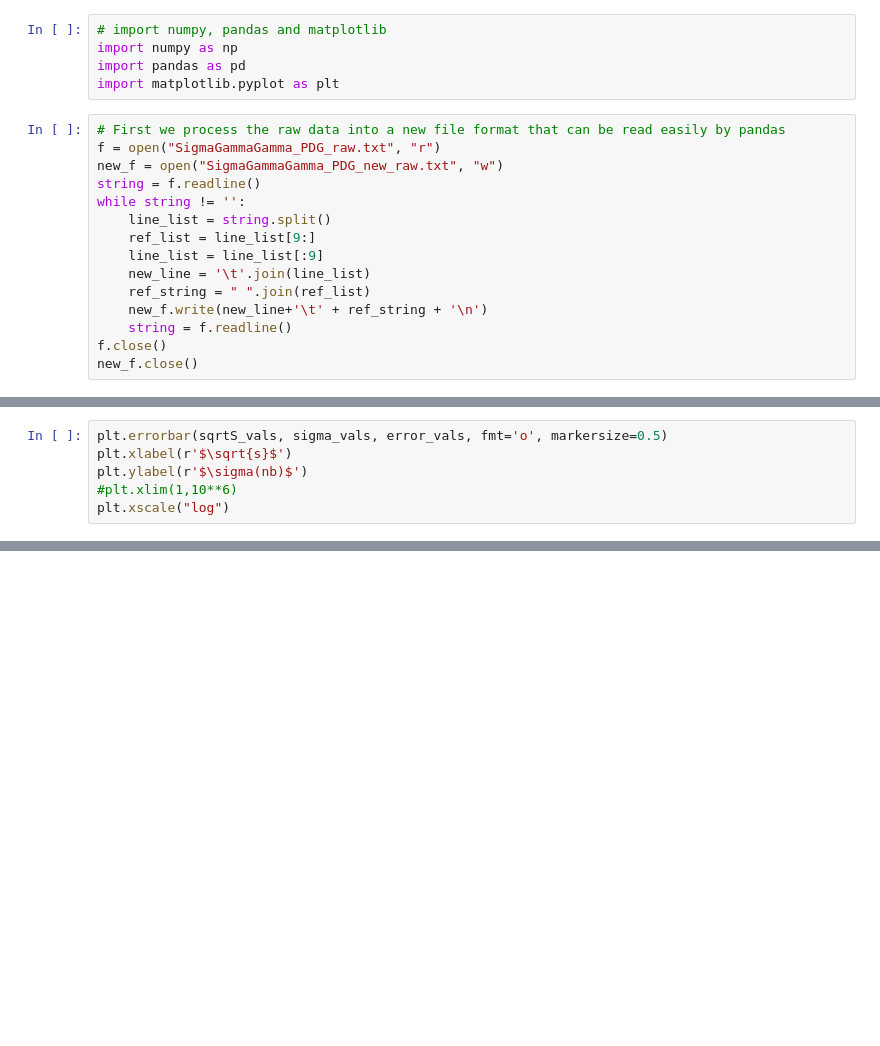
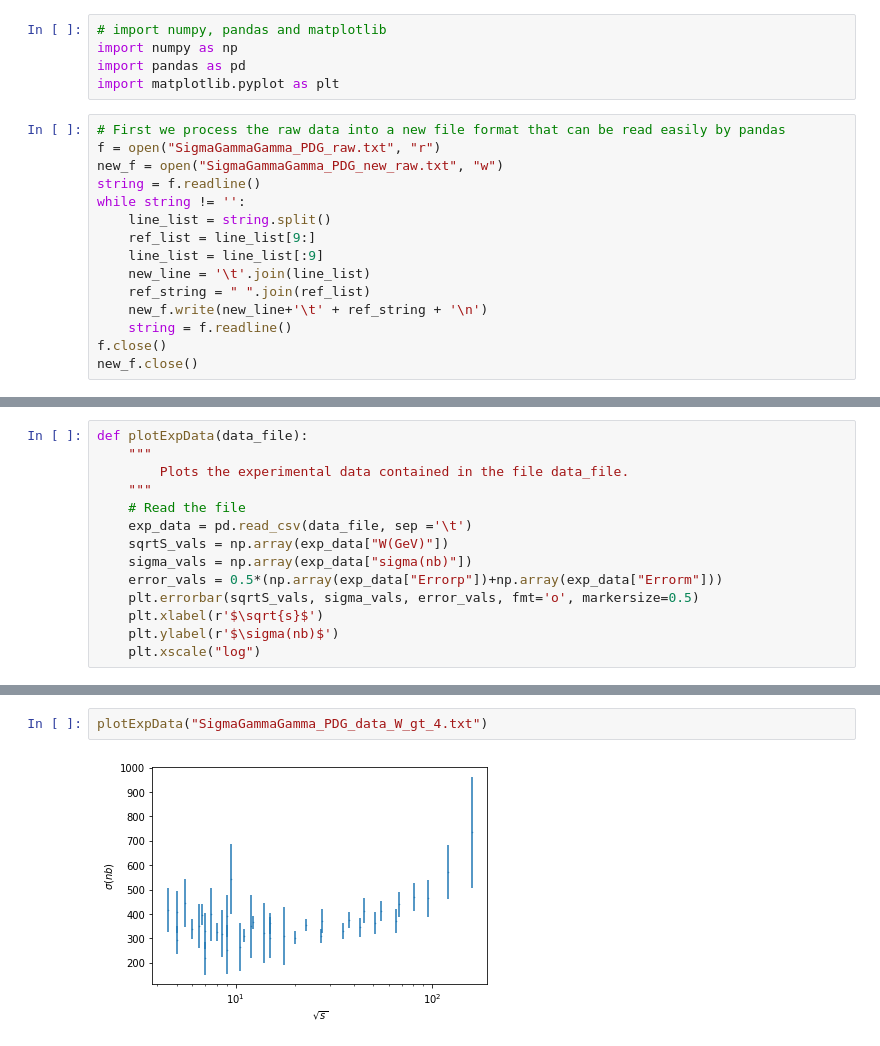
Before and after one commit to artur-amorim/gggpScatteringIHQCD, a Jupyter notebook: expdata/GammaGamma/load_Sigma_GammaGamma_PDG_data.ipynb, the cells around one changed output, grey strips where cells are left out. Saved outputs shown, nothing was run; the diff lists cells and outputs as text; blank space fills up the shorter version.

Commit message:
Cleaned the code of loading PDG data.

```diff
--- a/expdata/GammaGamma/load_Sigma_GammaGamma_PDG_data.ipynb
+++ b/expdata/GammaGamma/load_Sigma_GammaGamma_PDG_data.ipynb
@@ -52,6 +63,14 @@ exp_data.to_csv("SigmaGammaGamma_PDG_data.txt", sep ='\t', index = False)
 # %%
-plt.errorbar(sqrtS_vals, sigma_vals, error_vals, fmt='o', markersize=0.5)
-plt.xlabel(r'$\sqrt{s}$')
-plt.ylabel(r'$\sigma(nb)$')
-#plt.xlim(1,10**6)
-plt.xscale("log")
+def plotExpData(data_file):
+    """
+        Plots the experimental data contained in the file data_file.
+    """
+    # Read the file
+    exp_data = pd.read_csv(data_file, sep ='\t')
+    sqrtS_vals = np.array(exp_data["W(GeV)"])
+    sigma_vals = np.array(exp_data["sigma(nb)"])
+    error_vals = 0.5*(np.array(exp_data["Errorp"])+np.array(exp_data["Errorm"]))
+    plt.errorbar(sqrtS_vals, sigma_vals, error_vals, fmt='o', markersize=0.5)
+    plt.xlabel(r'$\sqrt{s}$')
+    plt.ylabel(r'$\sigma(nb)$')
+    plt.xscale("log")
@@ -59,0 +81,4 @@ plt.xscale("log")
+# %%
+plotExpData("SigmaGammaGamma_PDG_data_W_gt_4.txt")
+# %% [output]
+[figure, added]
```
Also changed, not shown: parts of 4 cells of this notebook, 1 other file.
